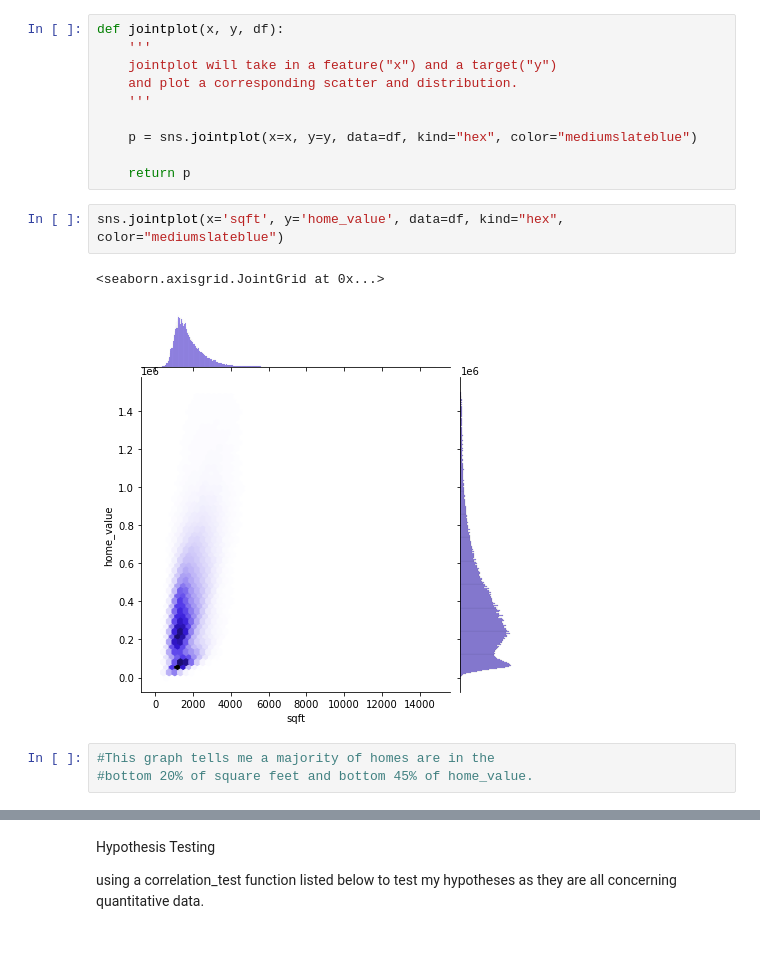
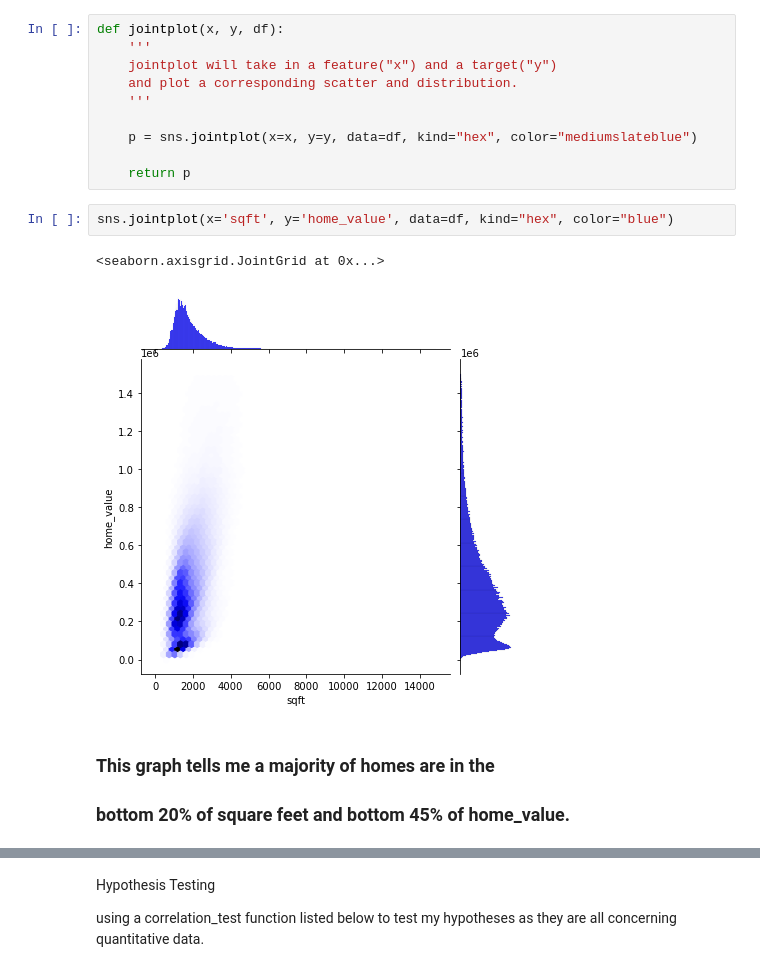
Before and after one commit to tim-keriazes/regression_exercises, a Jupyter notebook: zillow_regression_project_notebook.ipynb, the cells around one changed output, grey strips where cells are left out. Saved outputs shown, nothing was run; the diff lists cells and outputs as text; blank space fills up the shorter version.

```diff
--- a/zillow_regression_project_notebook.ipynb
+++ b/zillow_regression_project_notebook.ipynb
@@ -458,11 +434,11 @@ def jointplot(x, y, df):
 
     return p
 # %%
-sns.jointplot(x='sqft', y='home_value', data=df, kind="hex", color="mediumslateblue")
+sns.jointplot(x='sqft', y='home_value', data=df, kind="hex", color="blue")
 # %% [output]
 <seaborn.axisgrid.JointGrid at 0x...>
-[figure, old version]
+[figure, new version]
-# %%
-#This graph tells me a majority of homes are in the
-#bottom 20% of square feet and bottom 45% of home_value.
+# %% [markdown]
+### This graph tells me a majority of homes are in the
+### bottom 20% of square feet and bottom 45% of home_value.
 # %%
```
Also changed, not shown: parts of 26 cells of this notebook.
